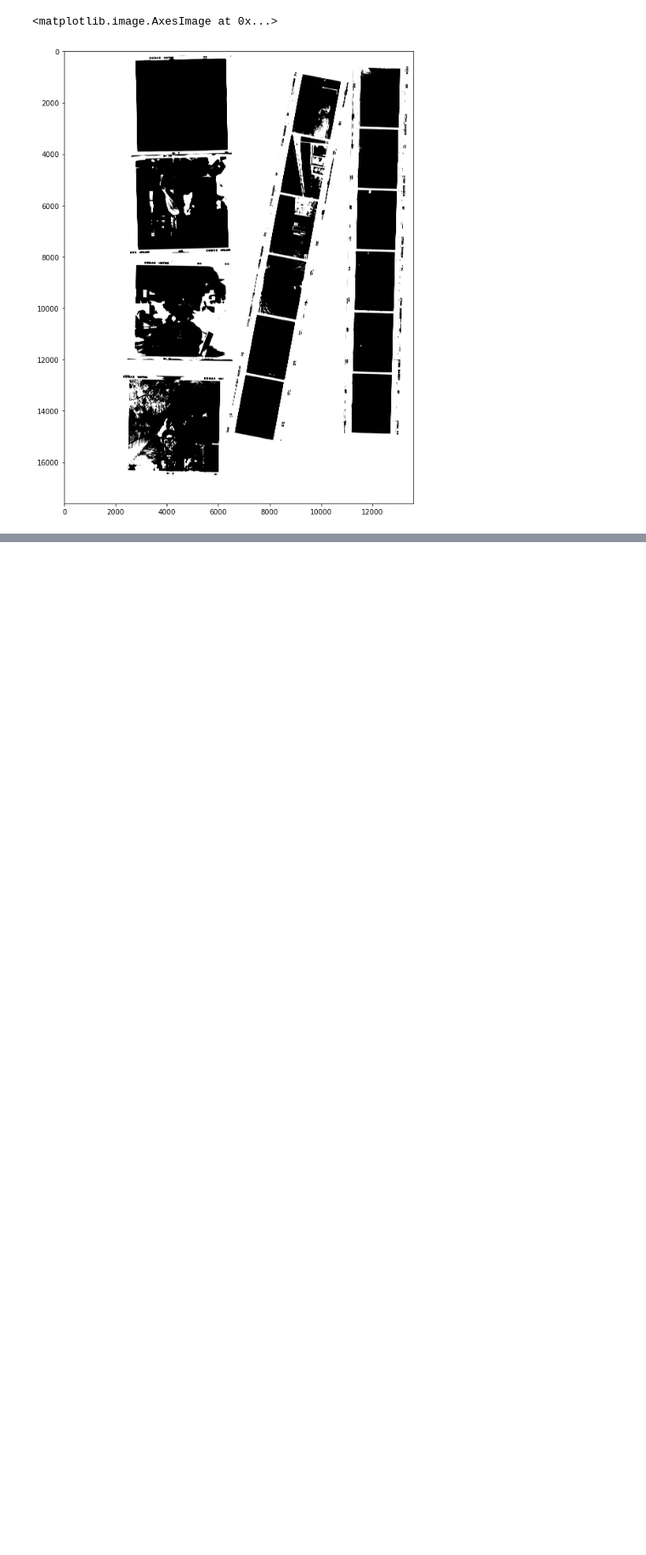
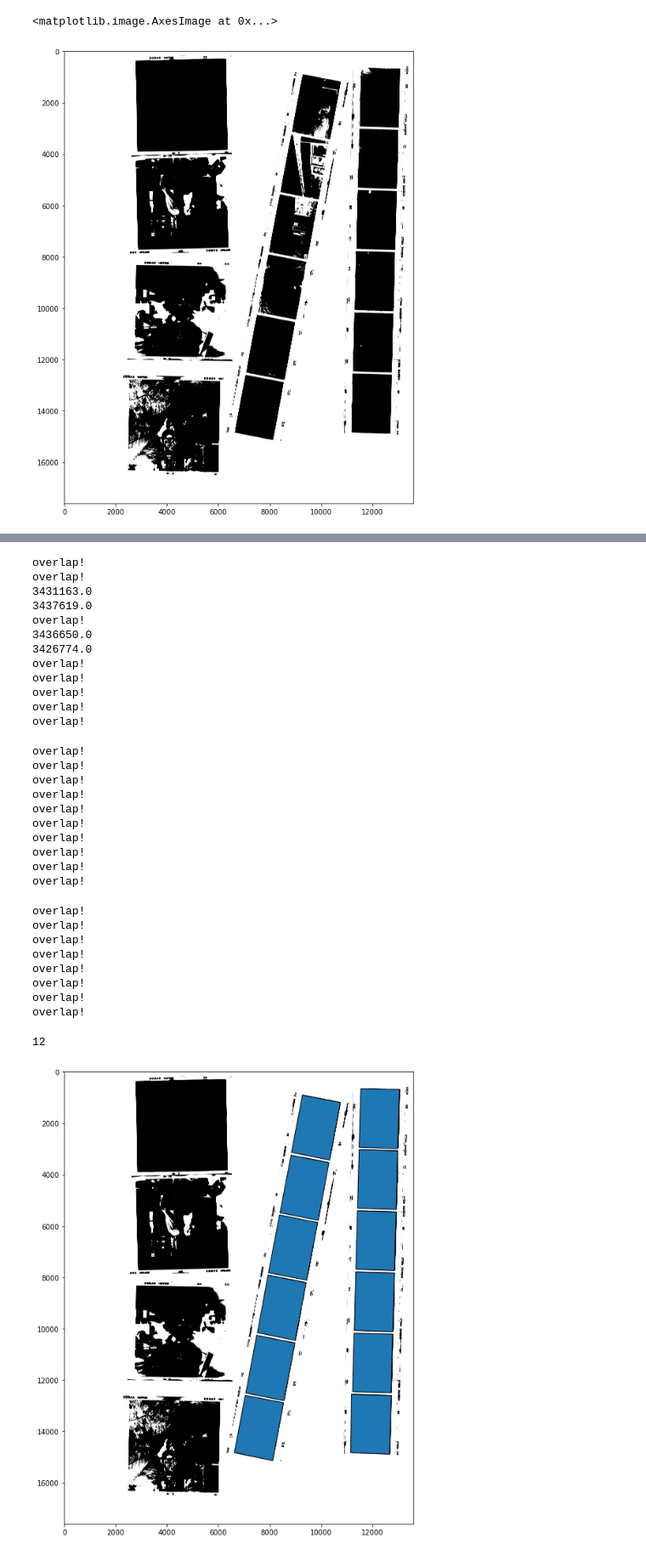
Before and after one commit to danielsuo/photo, a Jupyter notebook: notebooks/2021-01-19 detect frame.ipynb, the cells around one changed output, grey strips where cells are left out. Shown at 85% size. Drawn from its saved outputs; the diff is of its cells as text; code cells hidden in the pictures; blank space fills up the shorter version.

```diff
--- a/notebooks/2021-01-19 detect frame.ipynb
+++ b/notebooks/2021-01-19 detect frame.ipynb
@@ -11,5 +18,6 @@ import tqdm
 # %%
 path = "/Users/dsuo/Downloads/2021-01-19-0001.dng"
+fmt = "35"
 with rawpy.imread(path) as raw:
     rgb = raw.postprocess()
 # %%
@@ -48,7 +56,7 @@ def film_area(fmt, dpi):
     fmt = film_format[fmt]
     return pixel_area(fmt["width"], fmt["height"], dpi)
 # %%
-target_area = film_area("35", DPI)
+target_area = film_area(fmt, DPI)
 # %%
 plt.figure(figsize=(16, 12))
 plt.imshow(rgb)
@@ -121,8 +130,9 @@ for threshold in np.linspace(200, 100, 11):
             patch = patches.PathPatch(path)
             ax.add_patch(patch)
 
-            paths.append(path)
+            paths.append(verts)
 
             found += 1
 
 print(found)
+# %% [output]
@@ -128,0 +147,32 @@ print(found)
+overlap!
+overlap!
+3431163.0
+3437619.0
+overlap!
+3436650.0
+3426774.0
+overlap!
+overlap!
+overlap!
+overlap!
+overlap!
+overlap!
+overlap!
+overlap!
+overlap!
+overlap!
+overlap!
+overlap!
+overlap!
+overlap!
+overlap!
+overlap!
+overlap!
+overlap!
+overlap!
+overlap!
+overlap!
+overlap!
+overlap!
+12
+[figure, added]
```
Also changed, not shown: parts of 16 cells of this notebook, 1 other file.
